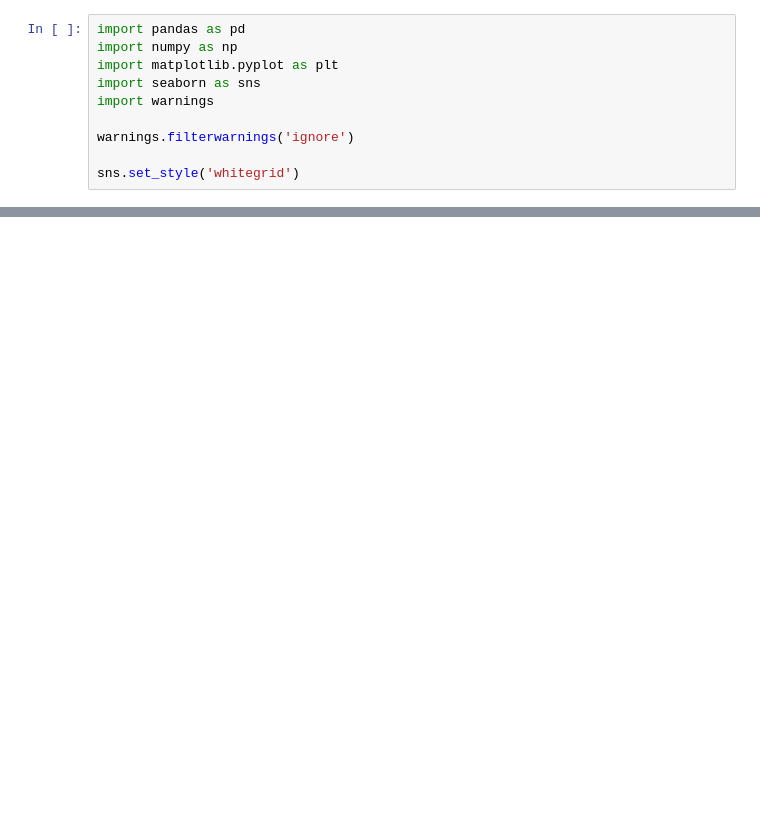
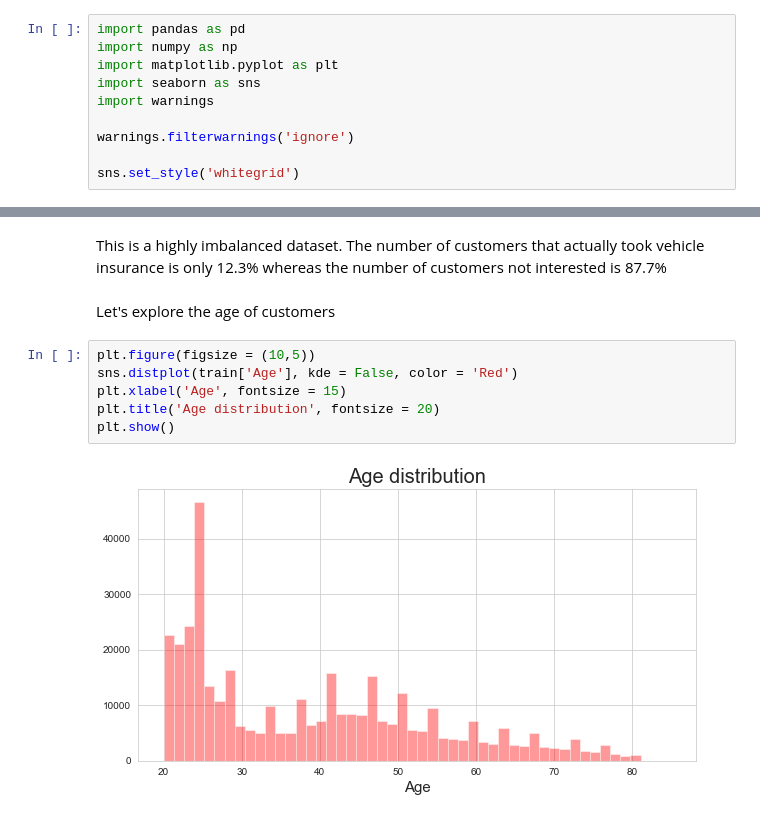
Before and after one commit to YashAnkleshwariya/Machine_Leaning_Projects, a Jupyter notebook: Insurance_Cross Selling Predection/Cross_Selling Model.ipynb, the cells around one changed output, grey strips where cells are left out. Drawn from its saved outputs; the diff is of its cells as text; blank space fills up the shorter version.

```diff
--- a/Insurance_Cross Selling Predection/Cross_Selling Model.ipynb
+++ b/Insurance_Cross Selling Predection/Cross_Selling Model.ipynb
@@ -16,0 +111,12 @@ FileNotFoundError: [Errno 2] No such file or directory: 'C:/Users/admin/OneDrive
+# %% [markdown]
+This is a highly imbalanced dataset. The number of customers that actually took vehicle insurance is only 12.3% whereas the number of customers not interested is 87.7%
+# %% [markdown]
+Let's explore the age of customers
+# %%
+plt.figure(figsize = (10,5))
+sns.distplot(train['Age'], kde = False, color = 'Red')
+plt.xlabel('Age', fontsize = 15)
+plt.title('Age distribution', fontsize = 20)
+plt.show()
+# %% [output]
+[figure, added]
```
Also changed, not shown: parts of 37 cells of this notebook.
